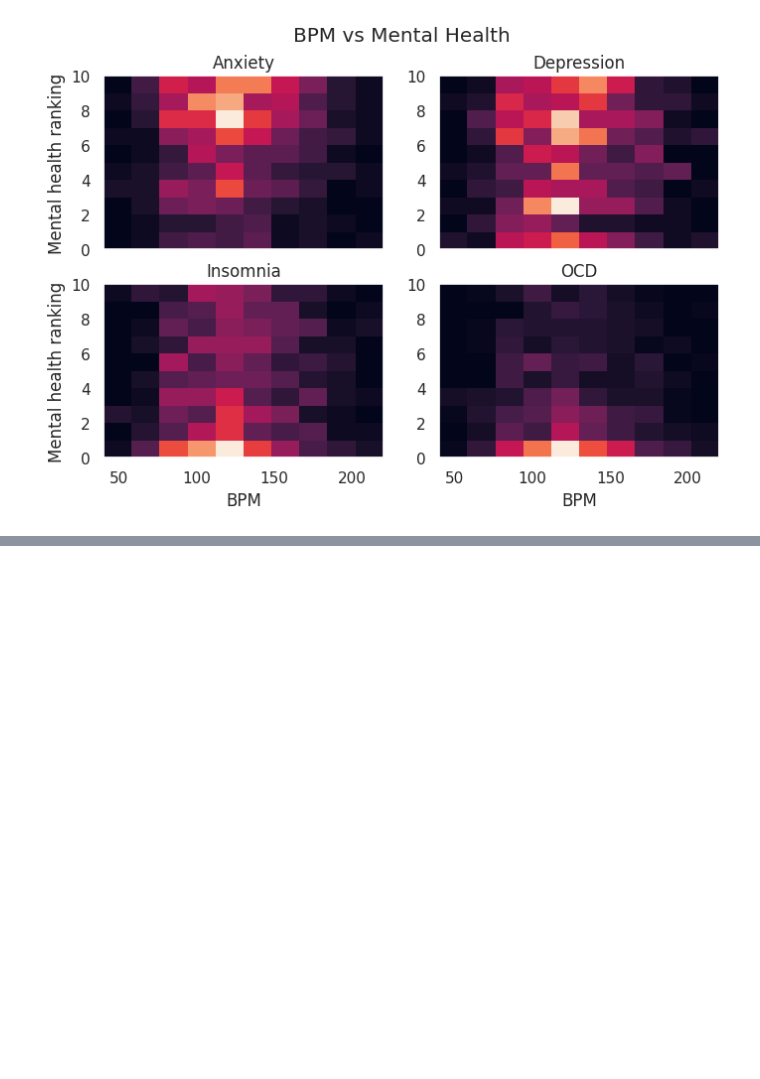
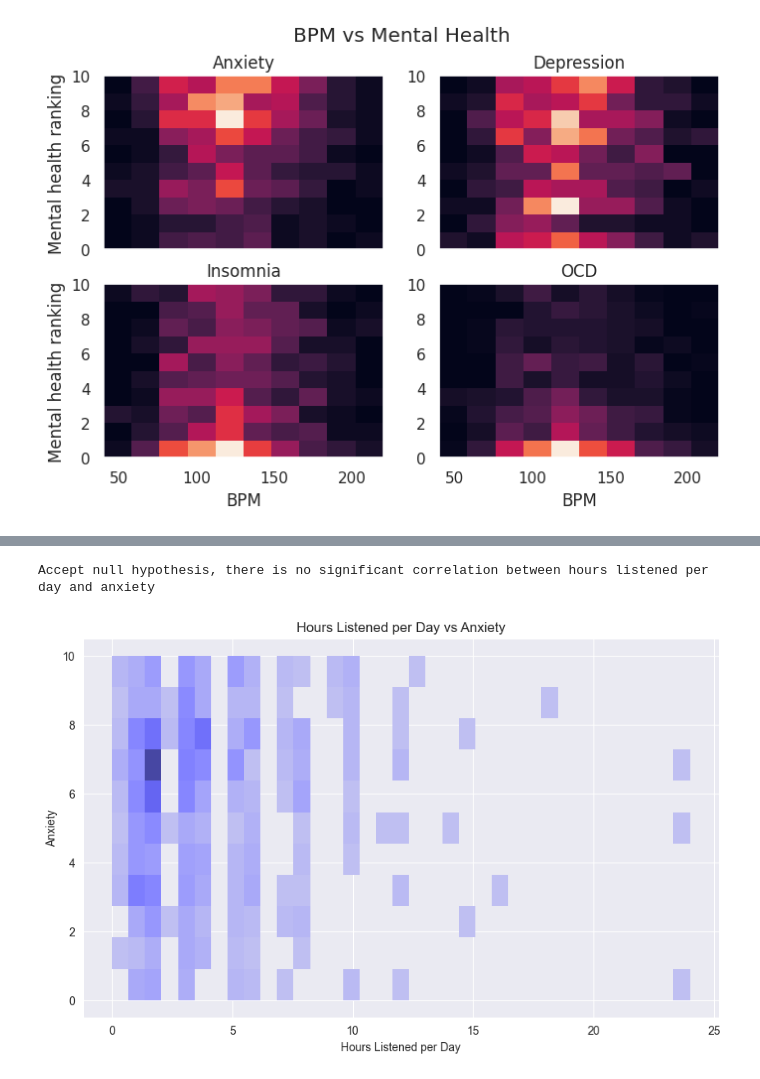
Before and after one commit to AdrianDonnelly/DataAnalysisProject, a Jupyter notebook: DataAnalysis.ipynb, the cells around one changed output, grey strips where cells are left out. Drawn from its saved outputs; the diff is of its cells as text; code cells hidden in the pictures; blank space fills up the shorter version.

Commit message:
Hypothesis testing and markdown

```diff
--- a/DataAnalysis.ipynb
+++ b/DataAnalysis.ipynb
@@ -228,0 +286,22 @@ plt.hist2d(x,y4, density = True);
+# %%
+# Hypothesis 1: Pearson correlation between hours listened per day and anxiety
+alpha = 0.05
+
+hours_listened = df['Hours per day'].dropna()
+anxiety = df['Anxiety'].dropna()
+correlation_result = stats.pearsonr(hours_listened, anxiety)
+if correlation_result[1] < alpha:
+    print("Reject null hypothesis, there is a significant correlation between hours listened per day and anxiety")
+else:
+    print("Accept null hypothesis, there is no significant correlation between hours listened per day and anxiety")
+
+# Plotting Hours Listened vs Anxiety
+plt.figure(figsize=(10, 6))
+sns.histplot(x='Hours per day', y='Anxiety', data=df, color='blue')
+plt.title('Hours Listened per Day vs Anxiety')
+plt.xlabel('Hours Listened per Day')
+plt.ylabel('Anxiety')
+plt.show()
+# %% [output]
+Accept null hypothesis, there is no significant correlation between hours listened per day and anxiety
+[figure, added]
```
Also changed, not shown: parts of 12 cells of this notebook.
